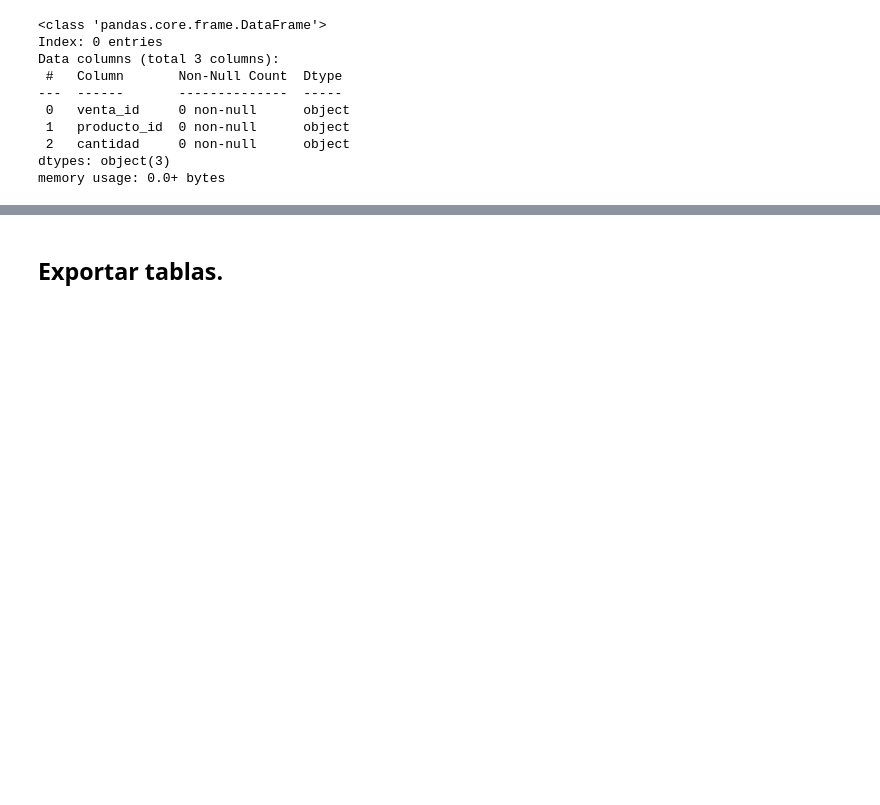
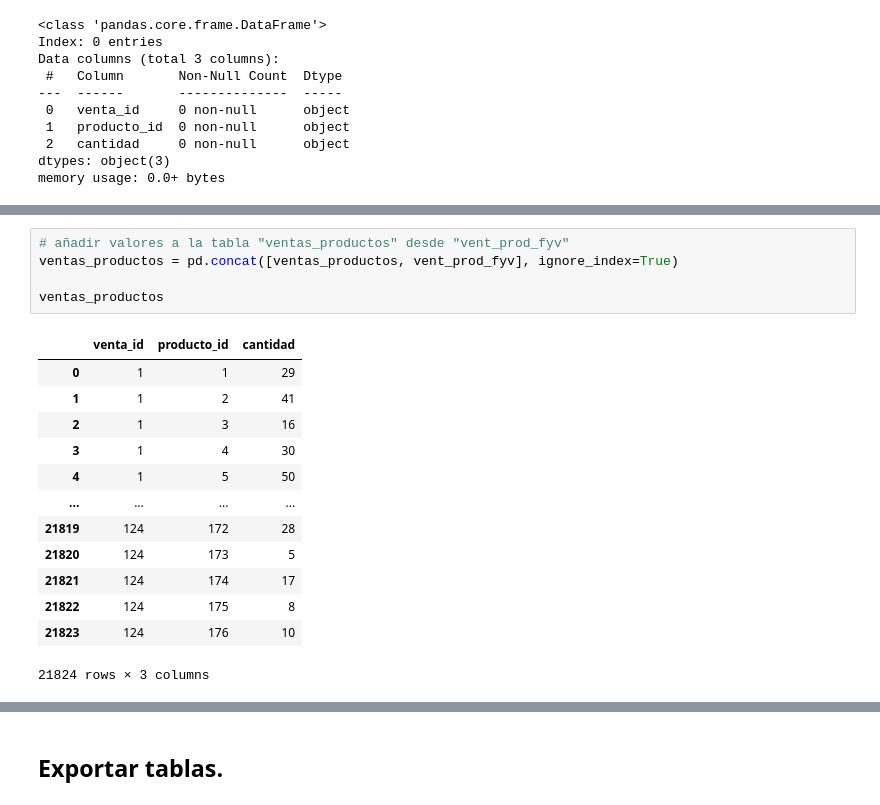
Before and after one commit to dapafer/auto_Pr-PSV, a Jupyter notebook: src/supermercado_database_structure.ipynb, the cells around one changed output, grey strips where cells are left out. Drawn from its saved outputs; the diff is of its cells as text; blank space fills up the shorter version.

```diff
--- a/src/supermercado_database_structure.ipynb
+++ b/src/supermercado_database_structure.ipynb
@@ -333,0 +318,19 @@ memory usage: 0.0+ bytes
+# %%
+# añadir valores a la tabla "ventas_productos" desde "vent_prod_fyv"
+ventas_productos = pd.concat([ventas_productos, vent_prod_fyv], ignore_index=True)
+
+ventas_productos
+# %% [output]
+|  | venta_id | producto_id | cantidad |
+| 0 | 1 | 1 | 29 |
+| 1 | 1 | 2 | 41 |
+| 2 | 1 | 3 | 16 |
+| 3 | 1 | 4 | 30 |
+| 4 | 1 | 5 | 50 |
+| ... | ... | ... | ... |
+| 21819 | 124 | 172 | 28 |
+| 21820 | 124 | 173 | 5 |
+| 21821 | 124 | 174 | 17 |
+| 21822 | 124 | 175 | 8 |
+| 21823 | 124 | 176 | 10 |
+21824 rows × 3 columns
```
Also changed, not shown: parts of 28 cells of this notebook, 4 other files.
